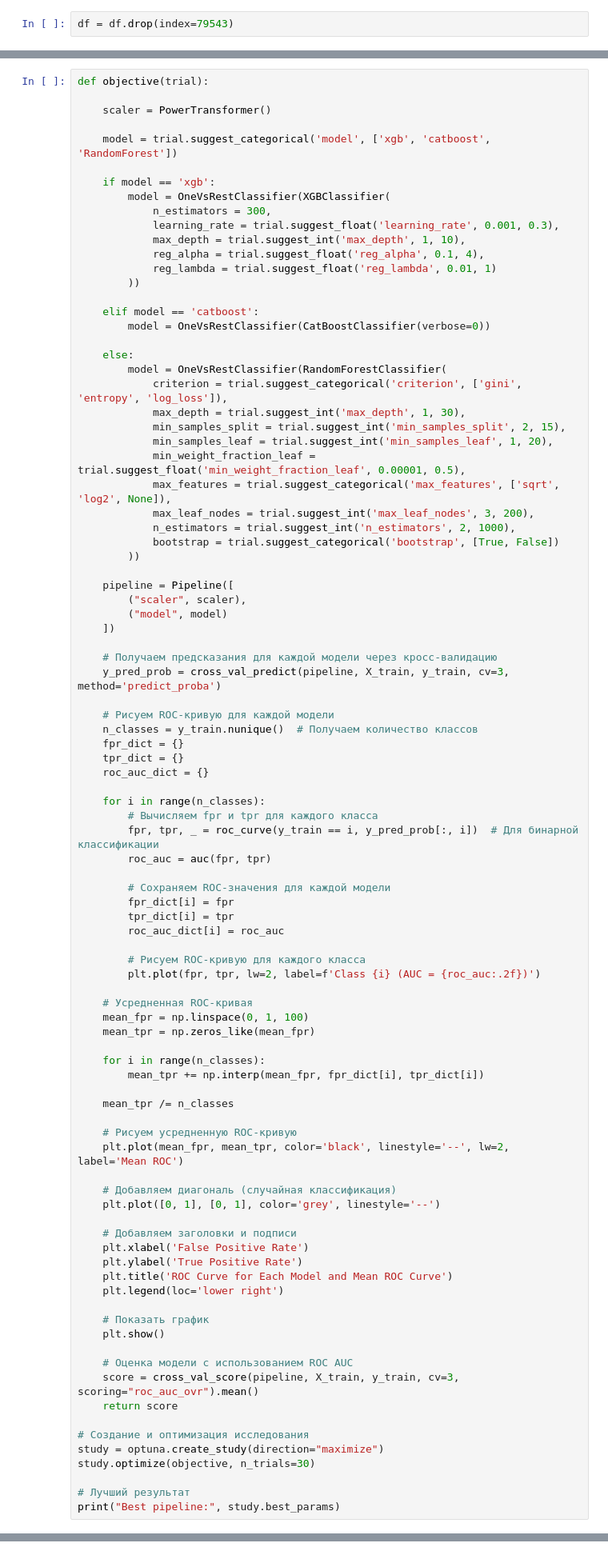
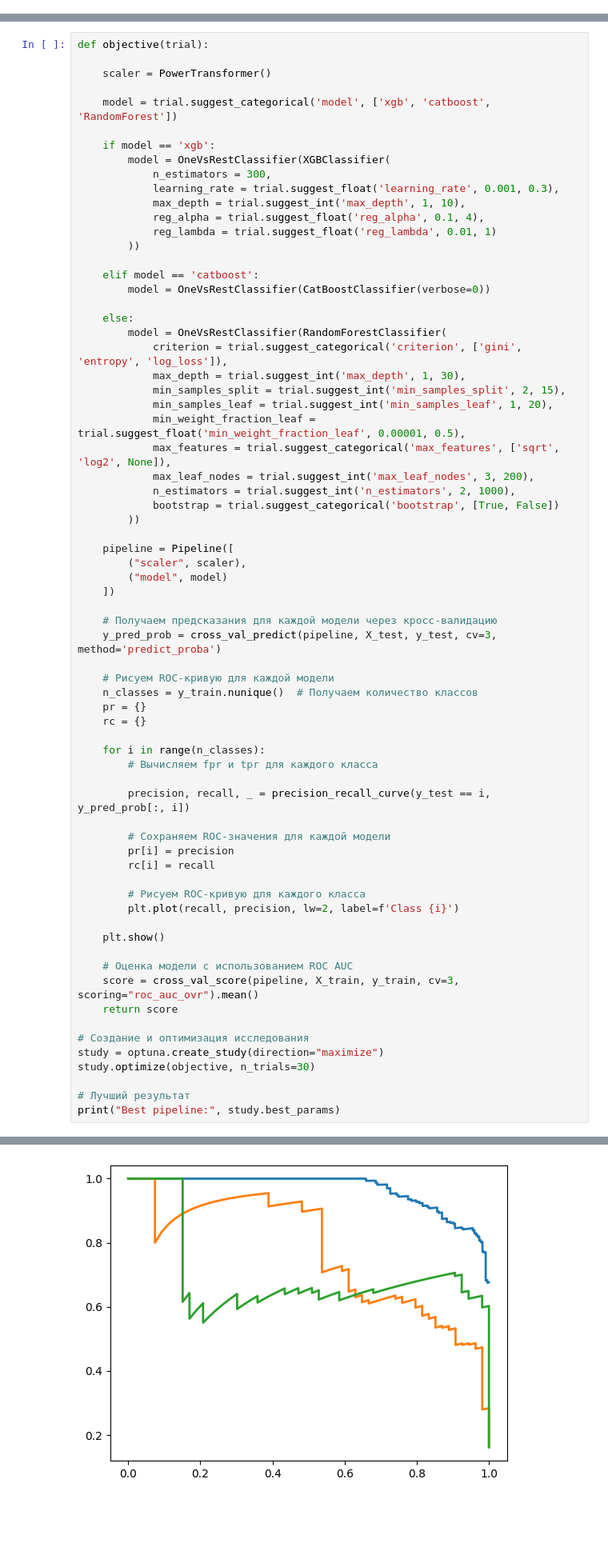
Before and after one commit to VIVALDI142857/ClassificationModelsParams, a Jupyter notebook: stellar__multiclass_classification.ipynb, the cells around one changed output, grey strips where cells are left out. Shown at 80% size. Drawn from its saved outputs; the diff is of its cells as text; blank space fills up the shorter version.

Commit message:
regression pipeline2

```diff
--- a/stellar__multiclass_classification.ipynb
+++ b/stellar__multiclass_classification.ipynb
@@ -147,5 +145,3 @@ df[df['u'] == -9999]
-# %%
-df = df.drop(index=79543)
 # %%
 ord = OrdinalEncoder()
 
@@ -304,49 +314,25 @@ def objective(trial):
     ])
 
     # Получаем предсказания для каждой модели через кросс-валидацию
-    y_pred_prob = cross_val_predict(pipeline, X_train, y_train, cv=3, method='predict_proba')
+    y_pred_prob = cross_val_predict(pipeline, X_test, y_test, cv=3, method='predict_proba')
 
     # Рисуем ROC-кривую для каждой модели
     n_classes = y_train.nunique()  # Получаем количество классов
-    fpr_dict = {}
-    tpr_dict = {}
-    roc_auc_dict = {}
+    pr = {}
+    rc = {}
 
     for i in range(n_classes):
         # Вычисляем fpr и tpr для каждого класса
-        fpr, tpr, _ = roc_curve(y_train == i, y_pred_prob[:, i])  # Для бинарной классификации
-        roc_auc = auc(fpr, tpr)
+
+        precision, recall, _ = precision_recall_curve(y_test == i, y_pred_prob[:, i])
 
         # Сохраняем ROC-значения для каждой модели
-        fpr_dict[i] = fpr
-        tpr_dict[i] = tpr
-        roc_auc_dict[i] = roc_auc
+        pr[i] = precision
+        rc[i] = recall
 
         # Рисуем ROC-кривую для каждого класса
-        plt.plot(fpr, tpr, lw=2, label=f'Class {i} (AUC = {roc_auc:.2f})')
+        plt.plot(recall, precision, lw=2, label=f'Class {i}')
 
-    # Усредненная ROC-кривая
-    mean_fpr = np.linspace(0, 1, 100)
-    mean_tpr = np.zeros_like(mean_fpr)
-
-    for i in range(n_classes):
-        mean_tpr += np.interp(mean_fpr, fpr_dict[i], tpr_dict[i])
-
-    mean_tpr /= n_classes
-
-    # Рисуем усредненную ROC-кривую
-    plt.plot(mean_fpr, mean_tpr, color='black', linestyle='--', lw=2, label='Mean ROC')
-
-    # Добавляем диагональ (случайная классификация)
-    plt.plot([0, 1], [0, 1], color='grey', linestyle='--')
-
-    # Добавляем заголовки и подписи
-    plt.xlabel('False Positive Rate')
-    plt.ylabel('True Positive Rate')
-    plt.title('ROC Curve for Each Model and Mean ROC Curve')
-    plt.legend(loc='lower right')
-
-    # Показать график
     plt.show()
 
     # Оценка модели с использованием ROC AUC
@@ -359,3 +345,4 @@ study.optimize(objective, n_trials=30)
 
 # Лучший результат
 print("Best pipeline:", study.best_params)
+# %% [output]
@@ -361,0 +350 @@ print("Best pipeline:", study.best_params)
+[figure, added]
```
Also changed, not shown: parts of 12 cells of this notebook, 7 other files.
